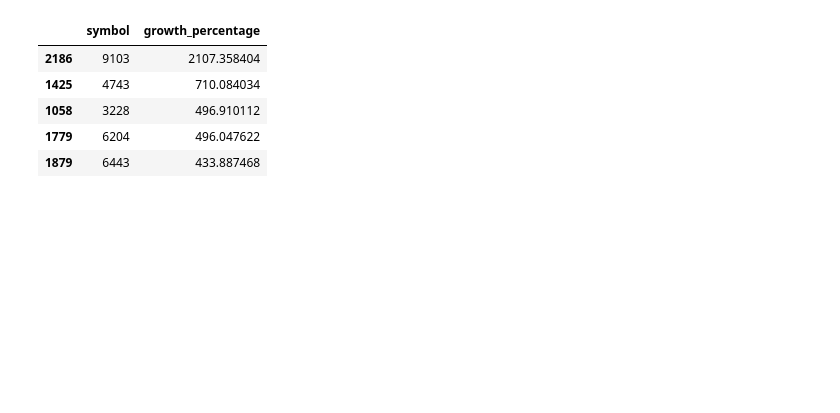
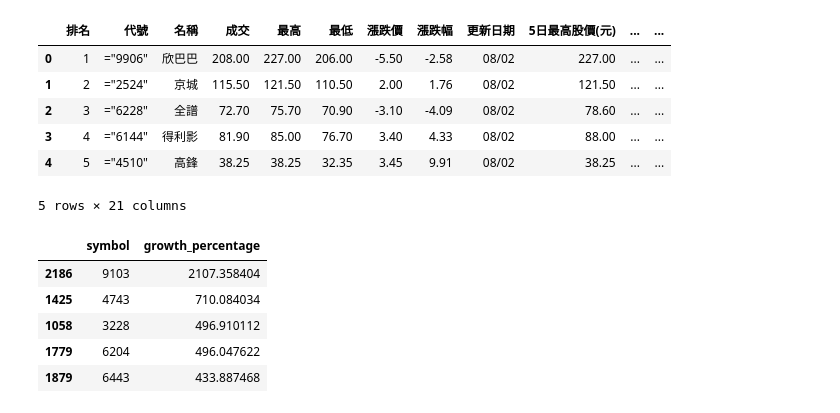
Before and after one commit to dreyhsu/TWSectorScreener, a Jupyter notebook: finlab_test.ipynb, the cells around one changed output. Cells and saved outputs as stored; diff of their text form; code cells hidden in the pictures; blank space fills up the shorter version.

```diff
--- a/finlab_test.ipynb
+++ b/finlab_test.ipynb
@@ -5,5 +6,16 @@ import numpy as np
 # %%
 themes = pd.read_pickle('data/themes.pkl')
-index_df = pd.read_pickle('data/index_df.pkl')
-adj_close = pd.read_pickle('data/adj_close.pkl')
-debts_df = pd.read_pickle('data/debts.pkl')
+stock_df = pd.read_csv(r'C:\Users\User\Downloads\StockList.csv')
+# index_df = pd.read_pickle('data/index_df.pkl')
+# adj_close = pd.read_pickle('data/adj_close.pkl')
+# debts_df = pd.read_pickle('data/debts.pkl')
+# %%
+def find_sector(row):
+  all_cat = ast.literal_eval(row['category'])
+  sector_list = sector_index_ranks.columns
+  for cat in all_cat:
+    for sector in sector_list:
+      if cat in sector:
+        return sector
+  return all_cat[0]
+themes.head()
@@ -10,3 +29,13 @@ debts_df = pd.read_pickle('data/debts.pkl')
+# %%
+stock_df['theme'] = stock_df.apply(find_sector, axis=1)
+# %% [output]
+|  | 排名 | 代號 | 名稱 | 成交 | 最高 | 最低 | 漲跌價 | 漲跌幅 | 更新日期 | 5日最高股價(元) | ... | ... |
+| 0 | 1 | ="9906" | 欣巴巴 | 208.00 | 227.00 | 206.00 | -5.50 | -2.58 | 08/02 | 227.00 | ... | ... |
+| 1 | 2 | ="2524" | 京城 | 115.50 | 121.50 | 110.50 | 2.00 | 1.76 | 08/02 | 121.50 | ... | ... |
+| 2 | 3 | ="6228" | 全譜 | 72.70 | 75.70 | 70.90 | -3.10 | -4.09 | 08/02 | 78.60 | ... | ... |
+| 3 | 4 | ="6144" | 得利影 | 81.90 | 85.00 | 76.70 | 3.40 | 4.33 | 08/02 | 88.00 | ... | ... |
+| 4 | 5 | ="4510" | 高鋒 | 38.25 | 38.25 | 32.35 | 3.45 | 9.91 | 08/02 | 38.25 | ... | ... |
+5 rows × 21 columns
 # %%
 # %% [output]
 |  | symbol | growth_percentage |
```
Also changed, not shown: parts of 2 cells of this notebook, 2 other files.
